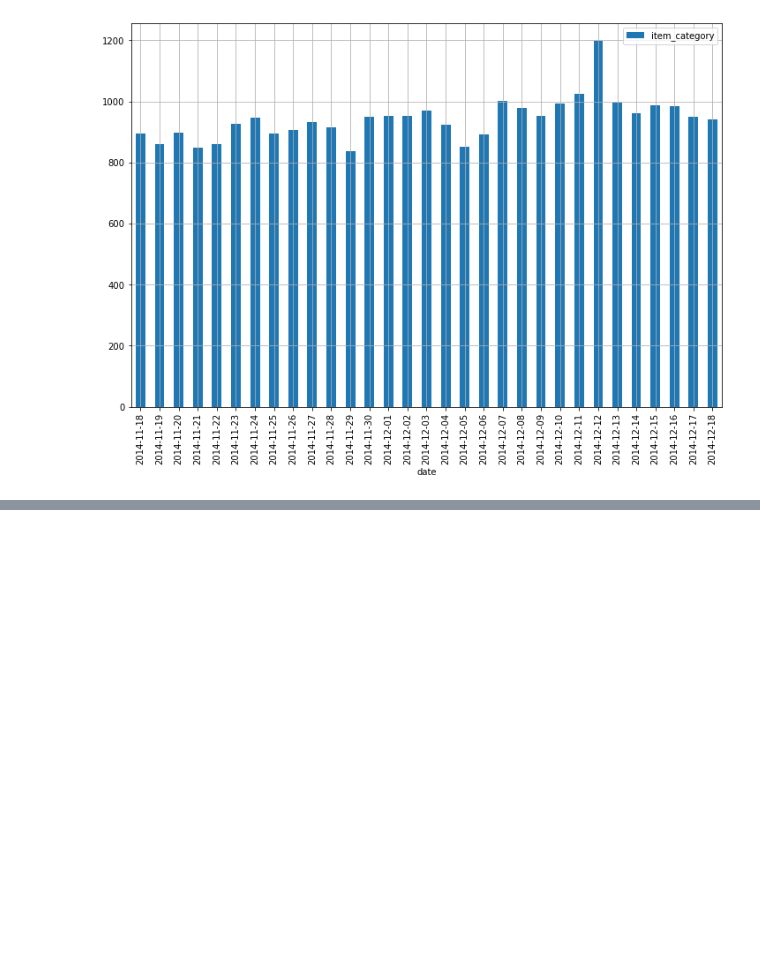
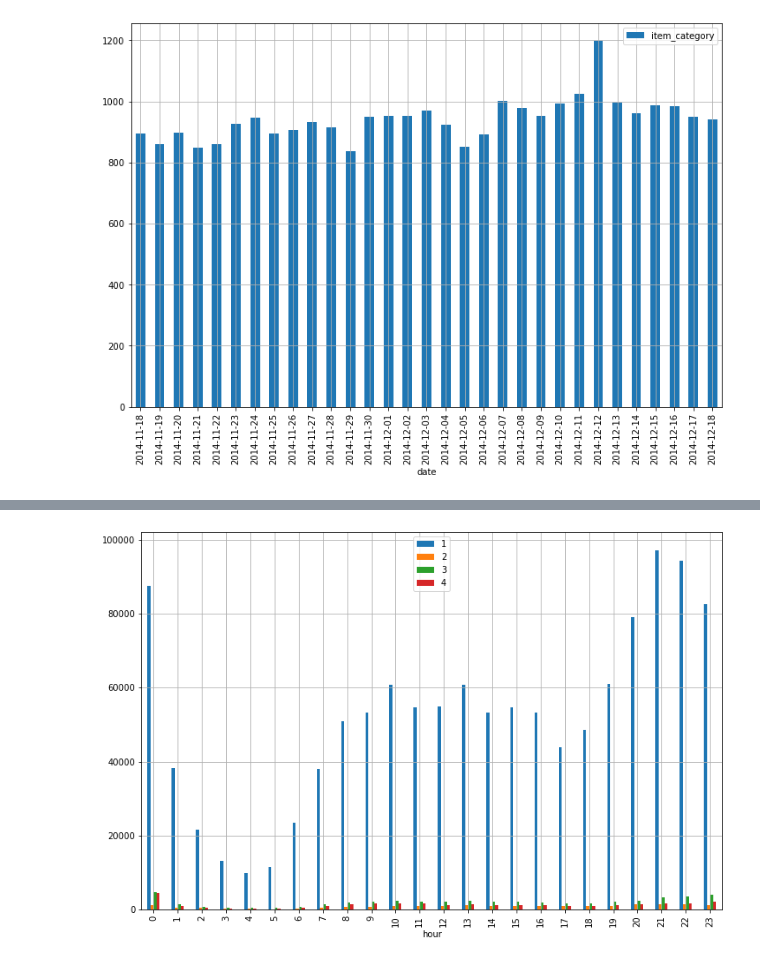
Before and after one commit to zoniguan/pythonCourse, a Jupyter notebook: L7/tue_course/action2_eda_recommendation.ipynb, the cells around one changed output, grey strips where cells are left out. Saved outputs shown, nothing was run; the diff lists cells and outputs as text; code cells hidden in the pictures; blank space fills up the shorter version.

```diff
--- a/L7/tue_course/action2_eda_recommendation.ipynb
+++ b/L7/tue_course/action2_eda_recommendation.ipynb
@@ -105,0 +154,4 @@ user = user_all.copy() #跑全量数据
+# %%
+count_hour = stats_count(user, freq ='hour', group_method = 'count', count_col = 'item_id', groupby_col='behavior_type' ,select_date ='2014-12-12') #按小时统计某一天的用户行为
+# %% [output]
+[figure, added]
```
Also changed, not shown: parts of 11 cells of this notebook, 1 other file.
